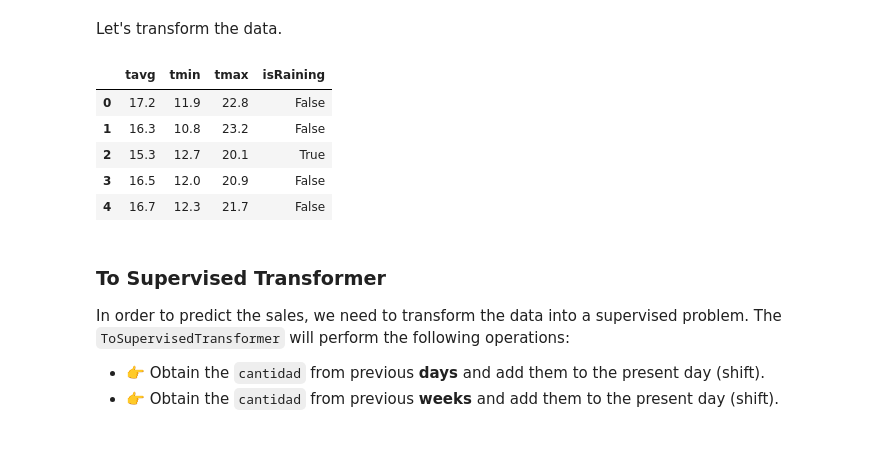
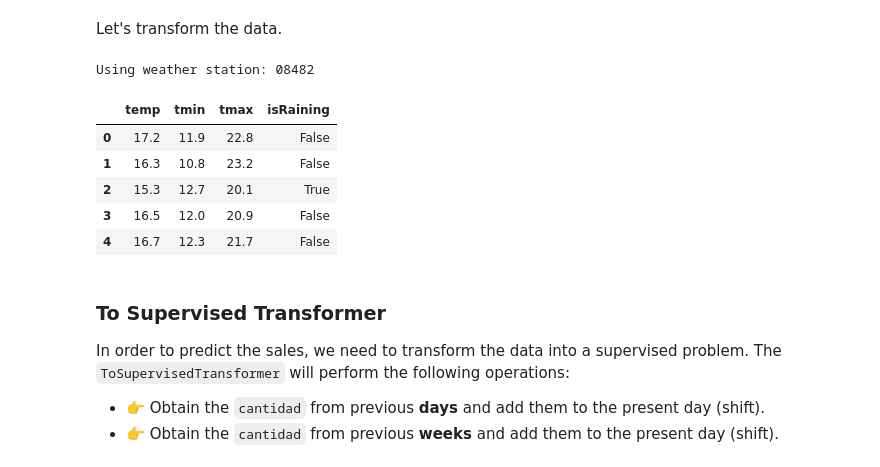
Before and after one commit to Irampardo/Datathon_CodeSpace, a Jupyter notebook: Notebooks/Datathon_Edition_IV_mlflow_challenge.ipynb, the cells around one changed output. Cells and saved outputs as stored; diff of their text form; code cells hidden in the pictures.

```diff
--- a/Notebooks/Datathon_Edition_IV_mlflow_challenge.ipynb
+++ b/Notebooks/Datathon_Edition_IV_mlflow_challenge.ipynb
@@ -300,15 +398,29 @@ weather.head()
 # %% [markdown]
 Add a `isRaining` column where precipitation is greater than 0.
 # %%
+
 import numpy as np
+import pandas as pd
+
+def add_rain_column(
+    df: pd.DataFrame,
+    precipitation_column_name: str = "prcp"
+) -> pd.DataFrame:
+
+    df = df.copy()
+
+    rain_condition = (
+        df[precipitation_column_name].gt(0).fillna(False)
+    )
+
+    df["isRaining"] = rain_condition
+
+    return df
 
 
-def add_rain_column(df: pd.DataFrame, precipitation_column_name: str = "prcp") -> pd.DataFrame:
-    rain_condition = df[precipitation_column_name] > 0
-    df["isRaining"] = np.where(rain_condition, True, False)
-    return df
+weather_tmp = weather.copy()
+weather_tmp = add_rain_column(weather_tmp)
 
-weather_tmp = weather.copy()
-add_rain_column(weather_tmp).head()
+weather_tmp.head()
 # %% [output]
 |  | familia | articulo | fecha_venta | festivo | precio | cantidad | importe | orden_articulo_familia | time | ... |
@@ -320,26 +433,42 @@ add_rain_column(weather_tmp).head()
 # %% [markdown]
 Finally we create the `WeatherTransformer` class.
 # %%
-class WeatherTransformer(BaseEstimator, TransformerMixin, OneToOneFeatureMixin):
+from sklearn.base import BaseEstimator, TransformerMixin
+from sklearn.utils.validation import check_is_fitted
+
+class WeatherTransformer(BaseEstimator, TransformerMixin):
+
     def __init__(self, location: tuple[float, float]):
         self.location = location
 
     def fit(self, X, y=None):
+        self.is_fitted_ = True
         return self
 
     def transform(self, X):
+        check_is_fitted(self, "is_fitted_")
+
         weather_df = add_weather_data(X, self.location)
         weather_df = add_rain_column(weather_df)
-        weather_df = weather_df[["tavg", "tmin", "tmax", "isRaining"]]
+
+        weather_df = weather_df[
+            ["temp", "tmin", "tmax", "isRaining"]
+        ]
+
         return weather_df
 # %% [markdown]
 Let's transform the data.
 # %%
 item_df_tmp = item_df.copy()
+
 weather_transformer = WeatherTransformer(LOCATION)
+
+weather_transformer.fit(item_df_tmp)
+
 weather_transformer.transform(item_df_tmp).head()
 # %% [output]
+Using weather station: 08482
-|  | tavg | tmin | tmax | isRaining |
+|  | temp | tmin | tmax | isRaining |
 | 0 | 17.2 | 11.9 | 22.8 | False |
 | 1 | 16.3 | 10.8 | 23.2 | False |
 | 2 | 15.3 | 12.7 | 20.1 | True |
```
Also changed, not shown: parts of 14 cells of this notebook, 2 other files.
